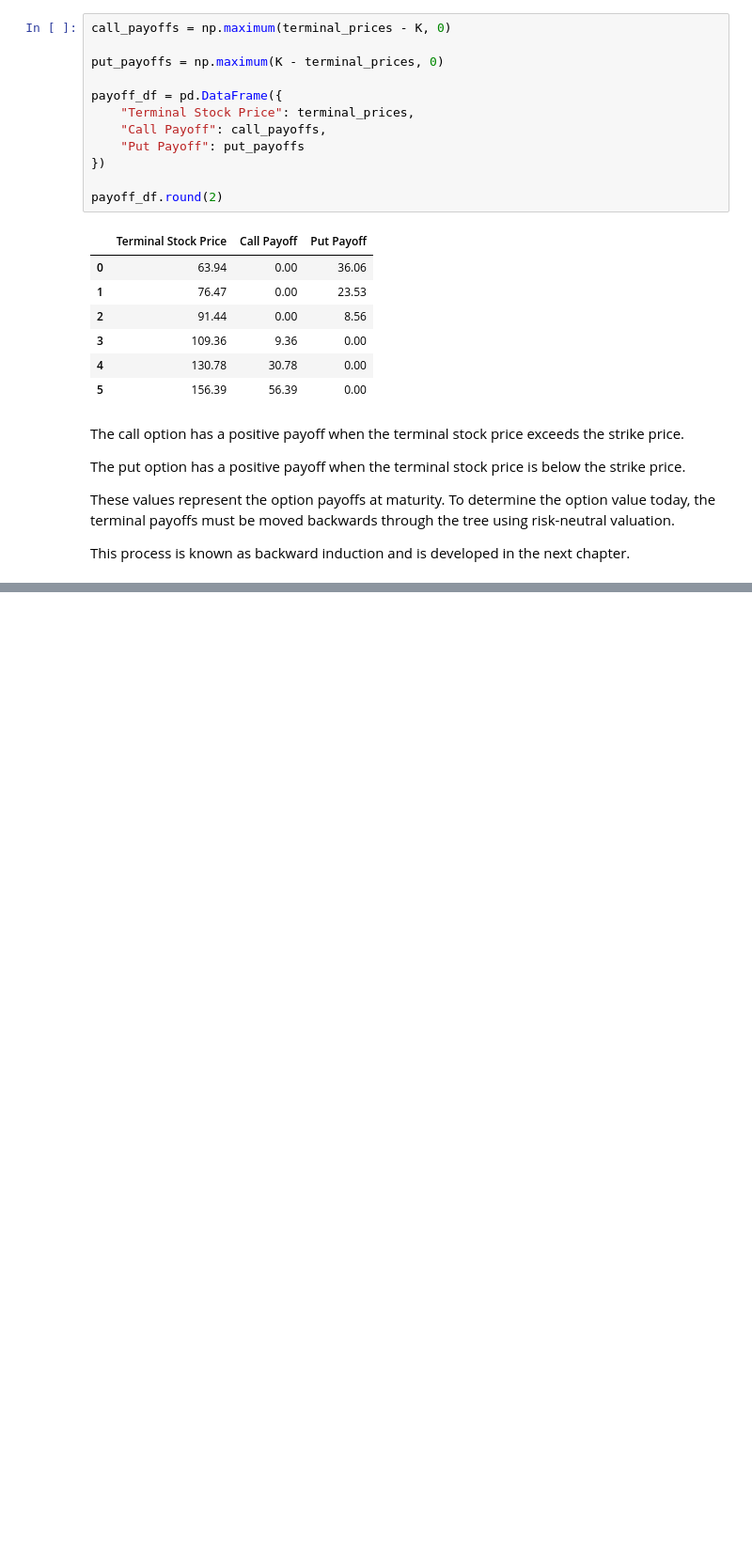
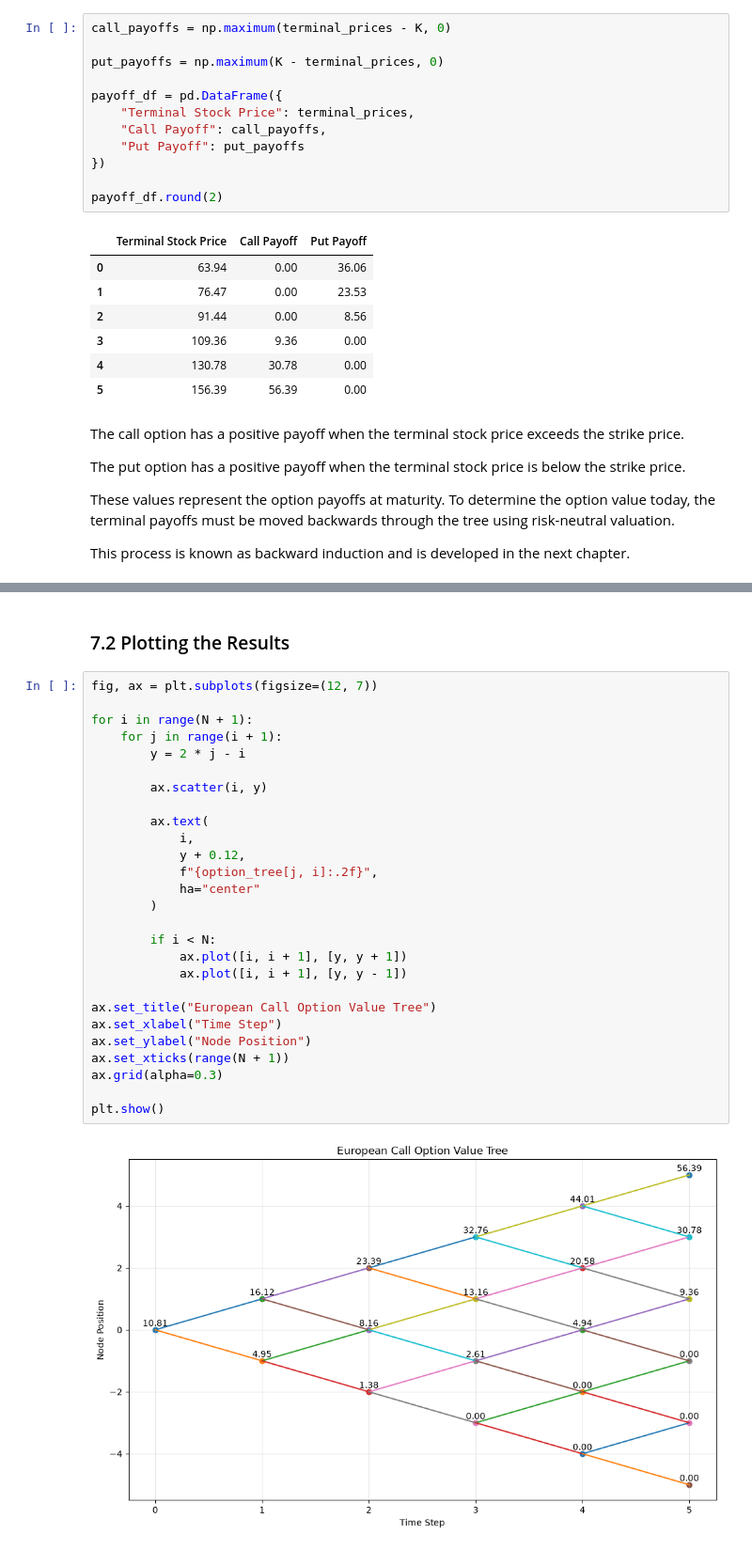
Before and after one commit to evanmartin21/Quant-Summer-Research-Project, a Jupyter notebook: notebooks/05_binomial_tree_option_pricing.ipynb, the cells around one changed output, grey strips where cells are left out. Shown at 94% size. Cells and saved outputs as stored; diff of their text form; blank space fills up the shorter version.

Commit message:
Complete binomial tree option pricing notebook

```diff
--- a/notebooks/05_binomial_tree_option_pricing.ipynb
+++ b/notebooks/05_binomial_tree_option_pricing.ipynb
@@ -245,0 +287,31 @@ This process is known as backward induction and is developed in the next chapter
+# %% [markdown]
+### 7.2 Plotting the Results
+# %%
+fig, ax = plt.subplots(figsize=(12, 7))
+
+for i in range(N + 1):
+    for j in range(i + 1):
+        y = 2 * j - i
+
+        ax.scatter(i, y)
+
+        ax.text(
+            i,
+            y + 0.12,
+            f"{option_tree[j, i]:.2f}",
+            ha="center"
+        )
+
+        if i < N:
+            ax.plot([i, i + 1], [y, y + 1])
+            ax.plot([i, i + 1], [y, y - 1])
+
+ax.set_title("European Call Option Value Tree")
+ax.set_xlabel("Time Step")
+ax.set_ylabel("Node Position")
+ax.set_xticks(range(N + 1))
+ax.grid(alpha=0.3)
+
+plt.show()
+# %% [output]
+[figure, added]
```
Also changed, not shown: parts of 9 cells of this notebook, 1 other file.
